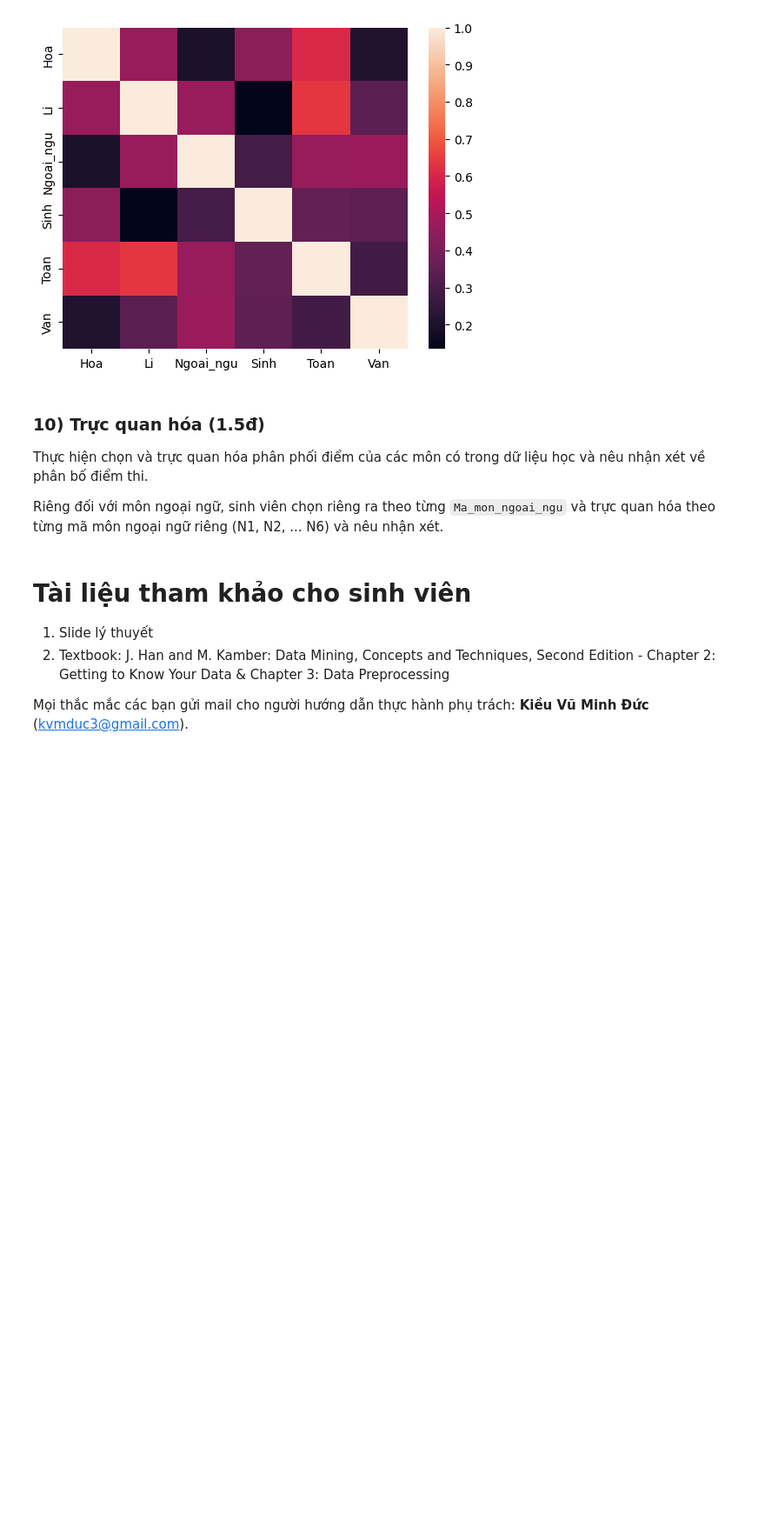
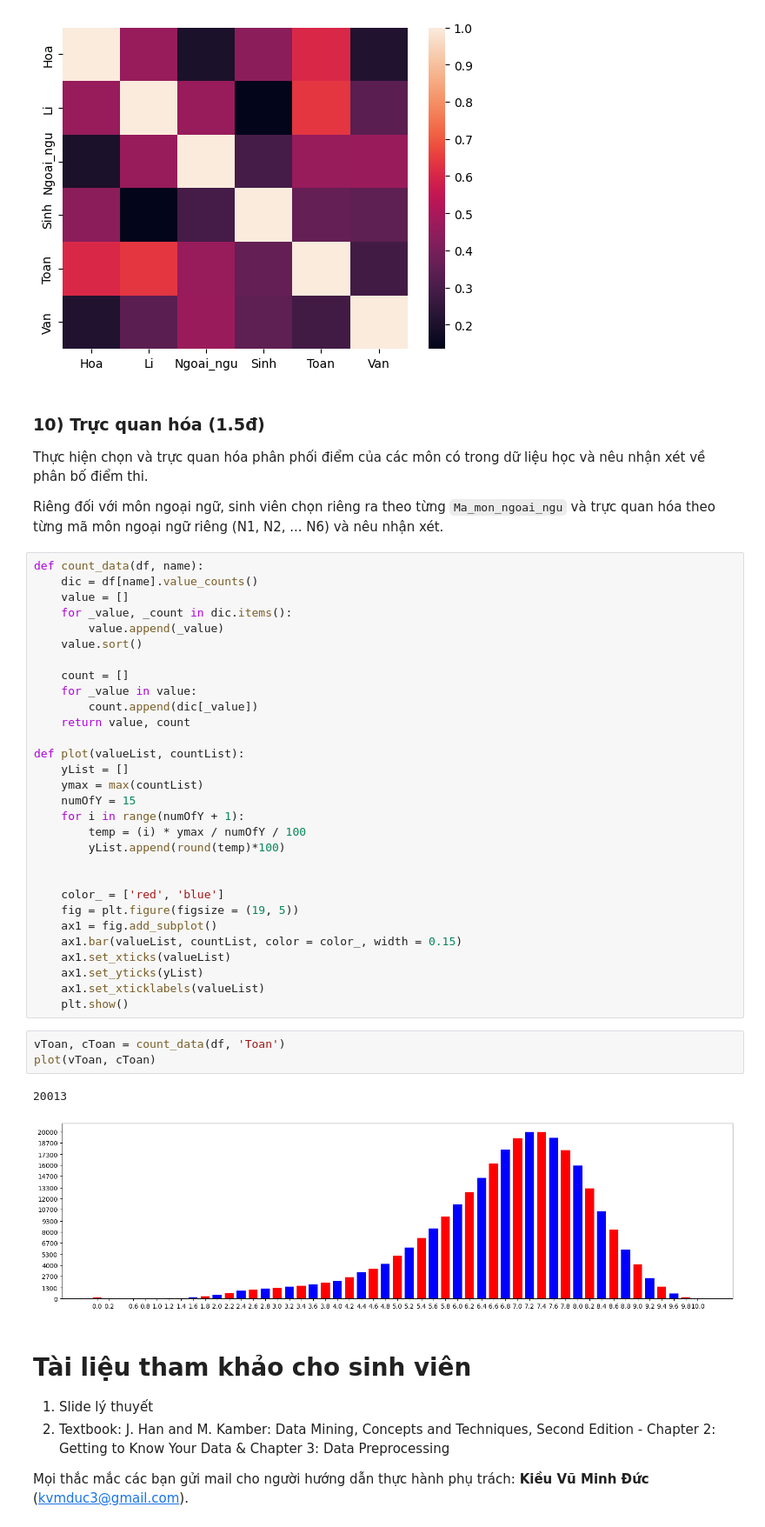
Before and after one commit to ntp-shin/Data-Mining, a Jupyter notebook: Lab01/Lab01.ipynb, the cells around one changed output. Shown: that part at 87% size. Saved outputs shown, nothing was run; the diff lists cells and outputs as text; blank space fills up the shorter version.

```diff
--- a/Lab01/Lab01.ipynb
+++ b/Lab01/Lab01.ipynb
@@ -1103,6 +1117,42 @@ The data to be plotted:
 Thực hiện chọn và trực quan hóa phân phối điểm của các môn có trong dữ liệu học và nêu nhận xét về phân bố điểm thi.
 
 Riêng đối với môn ngoại ngữ, sinh viên chọn riêng ra theo từng `Ma_mon_ngoai_ngu` và trực quan hóa theo từng mã môn ngoại ngữ riêng (N1, N2, ... N6) và nêu nhận xét.
+# %%
+def count_data(df, name):
+    dic = df[name].value_counts()
+    value = []
+    for _value, _count in dic.items():
+        value.append(_value)
+    value.sort()
+
+    count = []
+    for _value in value:
+        count.append(dic[_value])
+    return value, count
+
+def plot(valueList, countList):
+    yList = []
+    ymax = max(countList)
+    numOfY = 15
+    for i in range(numOfY + 1):
+        temp = (i) * ymax / numOfY / 100
+        yList.append(round(temp)*100)
+
+
+    color_ = ['red', 'blue']
+    fig = plt.figure(figsize = (19, 5))
+    ax1 = fig.add_subplot()
+    ax1.bar(valueList, countList, color = color_, width = 0.15)
+    ax1.set_xticks(valueList)
+    ax1.set_yticks(yList)
+    ax1.set_xticklabels(valueList)
+    plt.show()
+# %%
+vToan, cToan = count_data(df, 'Toan')
+plot(vToan, cToan)
+# %% [output]
+20013
+[figure, added]
 # %% [markdown]
 # Tài liệu tham khảo cho sinh viên
 1. Slide lý thuyết
```
Also changed, not shown: parts of 5 cells of this notebook.
